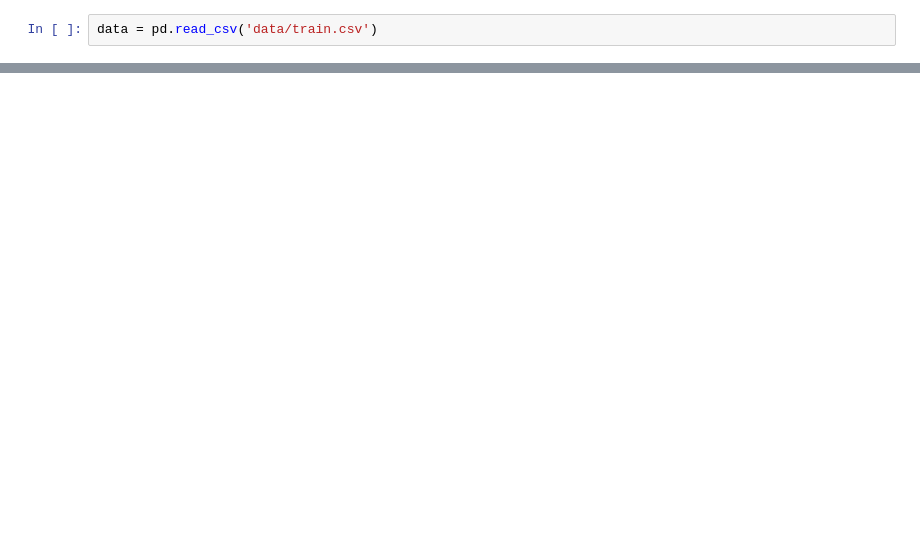
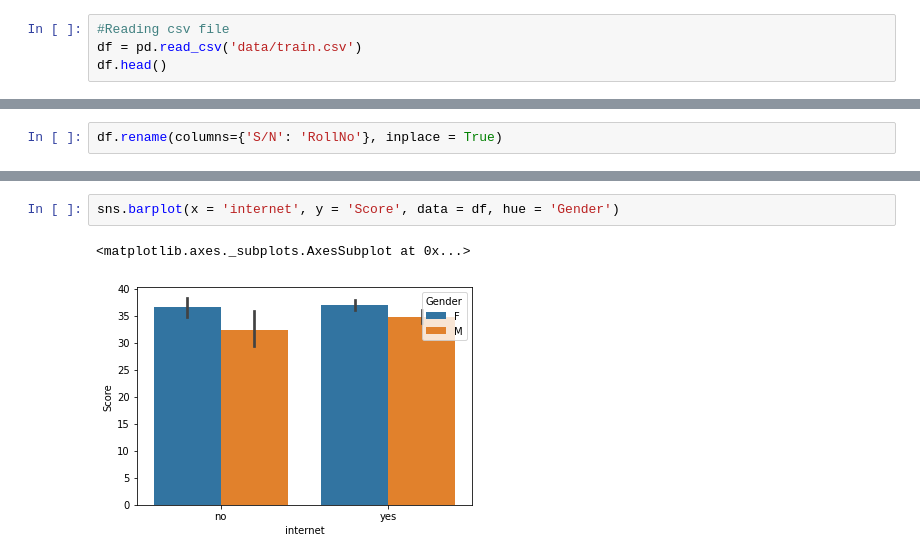
Before and after one commit to Py-Contributors/Student-s-Perform-Prediction, a Jupyter notebook: notebook.ipynb, the cells around one changed output, grey strips where cells are left out. Cells and saved outputs as stored; diff of their text form; blank space fills up the shorter version.

```diff
--- a/notebook.ipynb
+++ b/notebook.ipynb
@@ -4,2 +10,4 @@ import pandas as pd
 # %%
-data = pd.read_csv('data/train.csv')
+#Reading csv file
+df = pd.read_csv('data/train.csv')
+df.head()
@@ -15,0 +32,2 @@ data.head()
+# %%
+df.rename(columns={'S/N': 'RollNo'}, inplace = True)
@@ -15,0 +126,5 @@ data.head()
+# %%
+sns.barplot(x = 'internet', y = 'Score', data = df, hue = 'Gender')
+# %% [output]
+<matplotlib.axes._subplots.AxesSubplot at 0x...>
+[figure, added]
```
Also changed, not shown: parts of 49 cells of this notebook, 14 other files.
